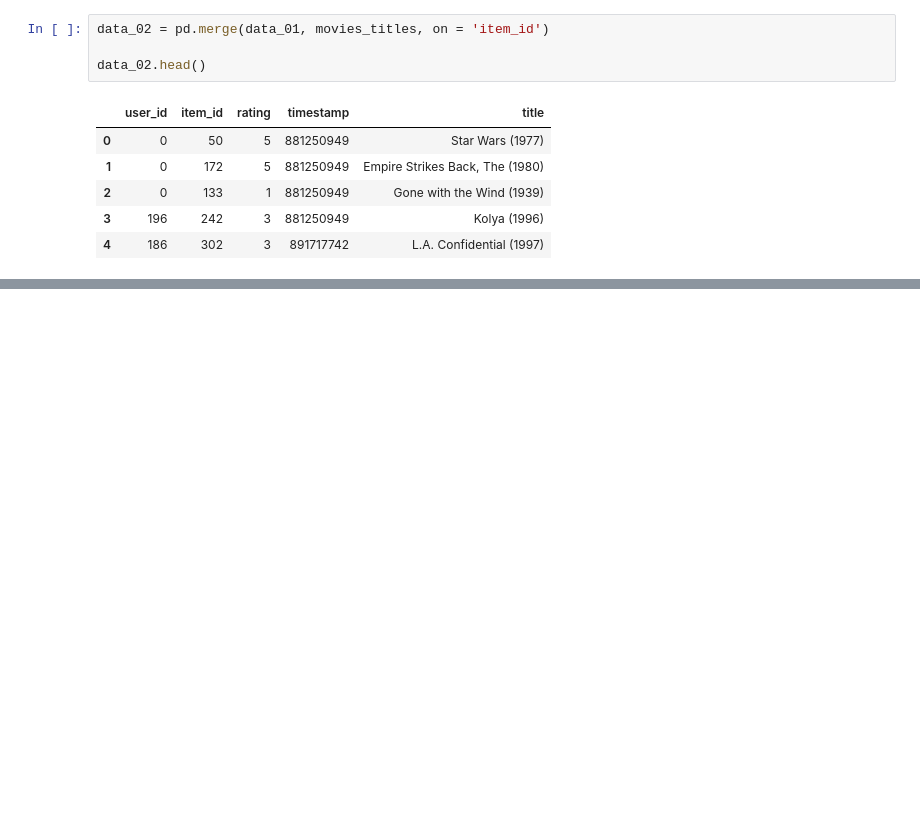
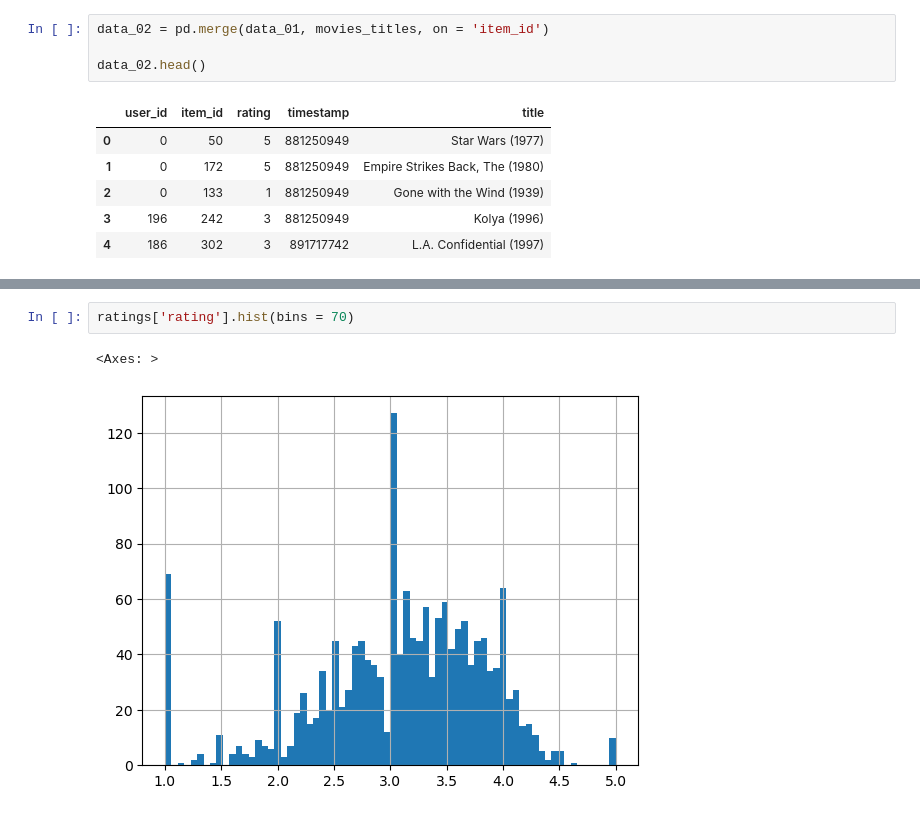
Before and after one commit to Malinda1/machine-learning_course_01, a Jupyter notebook: recommender_system/recommender_system_01.ipynb, the cells around one changed output, grey strips where cells are left out. Cells and saved outputs as stored; diff of their text form; blank space fills up the shorter version.

```diff
--- a/recommender_system/recommender_system_01.ipynb
+++ b/recommender_system/recommender_system_01.ipynb
@@ -37,0 +76,5 @@ data_02.head()
+# %%
+ratings['rating'].hist(bins = 70)
+# %% [output]
+<Axes: >
+[figure, added]
```
Also changed, not shown: parts of 5 cells of this notebook.
